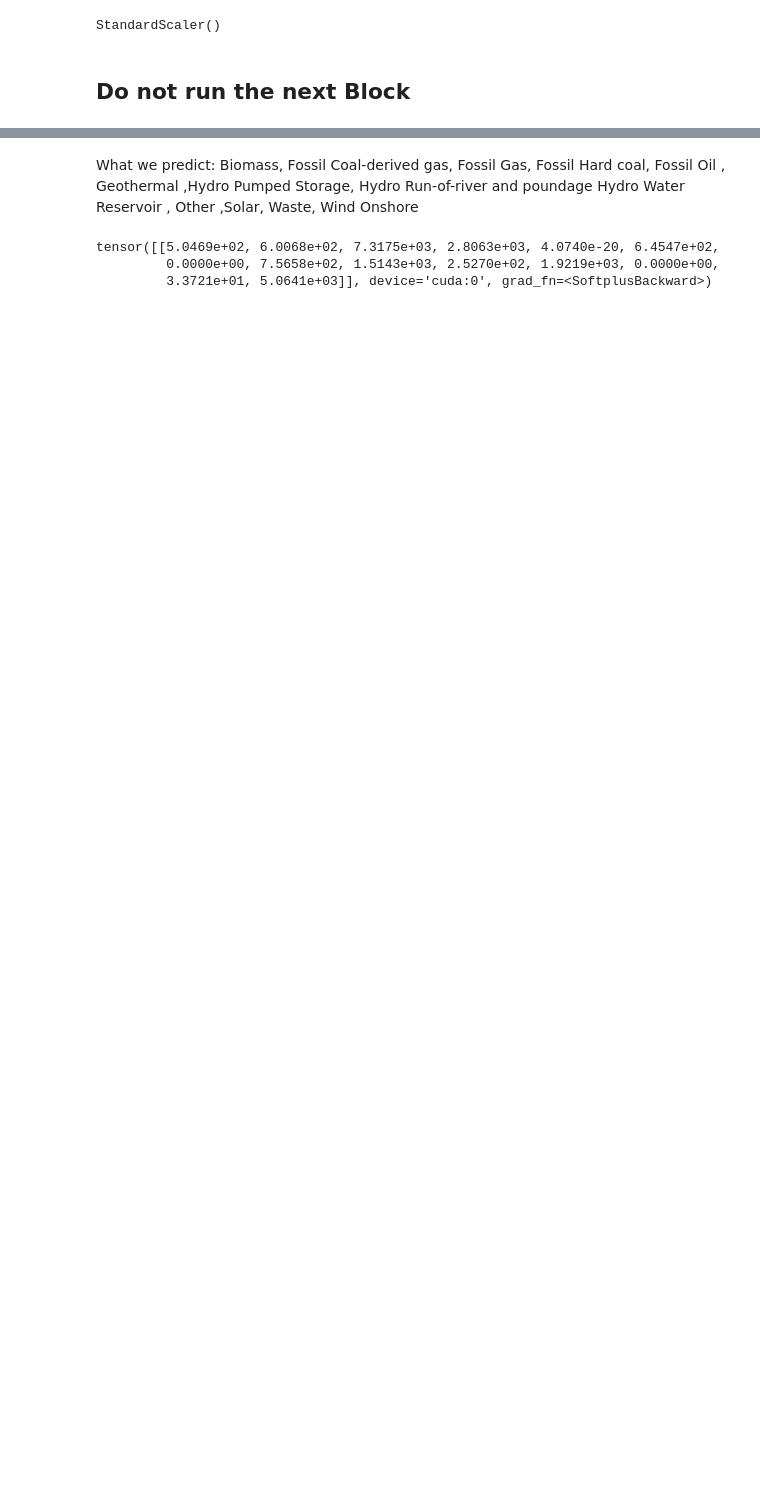
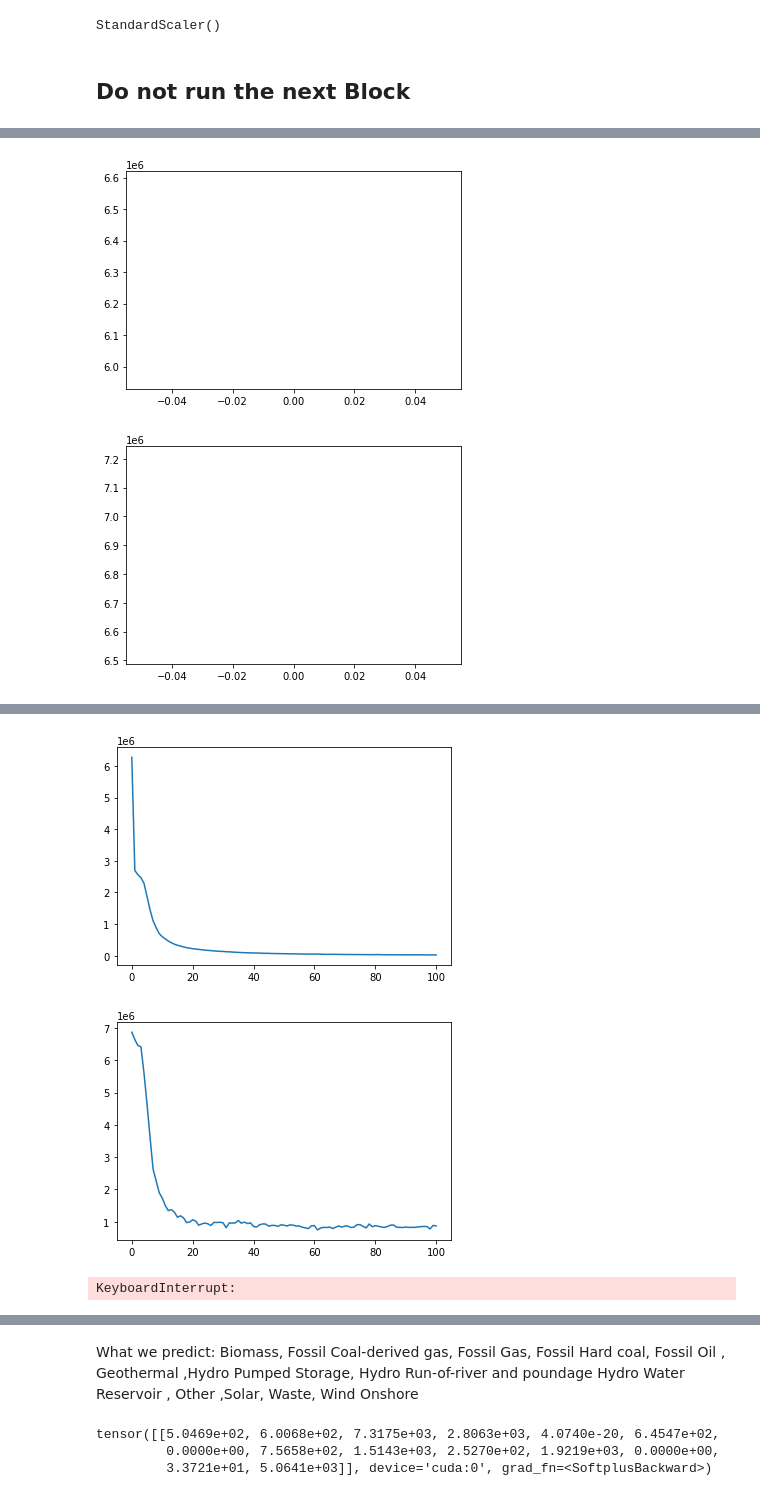
Before and after one commit to akita8/carbonalt, a Jupyter notebook: forecast/Energy Prediction.ipynb, the cells around one changed output, grey strips where cells are left out. Drawn from its saved outputs; the diff is of its cells as text; code cells hidden in the pictures; blank space fills up the shorter version.

```diff
--- a/forecast/Energy Prediction.ipynb
+++ b/forecast/Energy Prediction.ipynb
@@ -169,7 +162,7 @@ device = torch.device("cuda:0" if torch.cuda.is_available() else "cpu")
 # %% [markdown]
 ## Do not run the next Block
 # %%
-n_features = 14 # this is number of parallel inputs
+n_features = 13 # this is number of parallel inputs
 n_timesteps = 48 # this is number of timesteps
 
 
@@ -218,0 +213,2 @@ KeyboardInterrupt:
+[figure, added]
+[figure, added]
@@ -219 +217,4 @@ KeyboardInterrupt:
+[figure, added]
+[figure, added]
+KeyboardInterrupt:
 # %%
```
Also changed, not shown: parts of 10 cells of this notebook, 2 other files.
